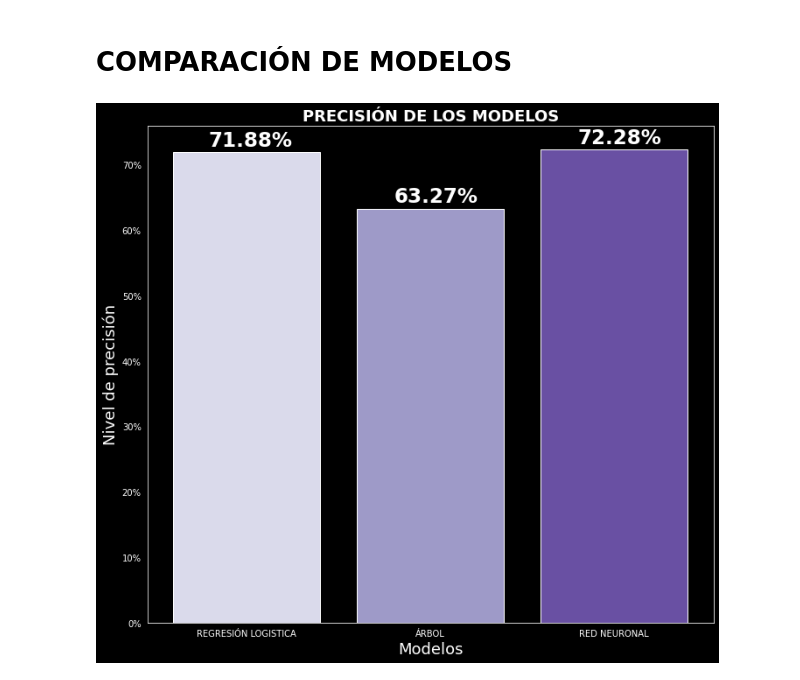
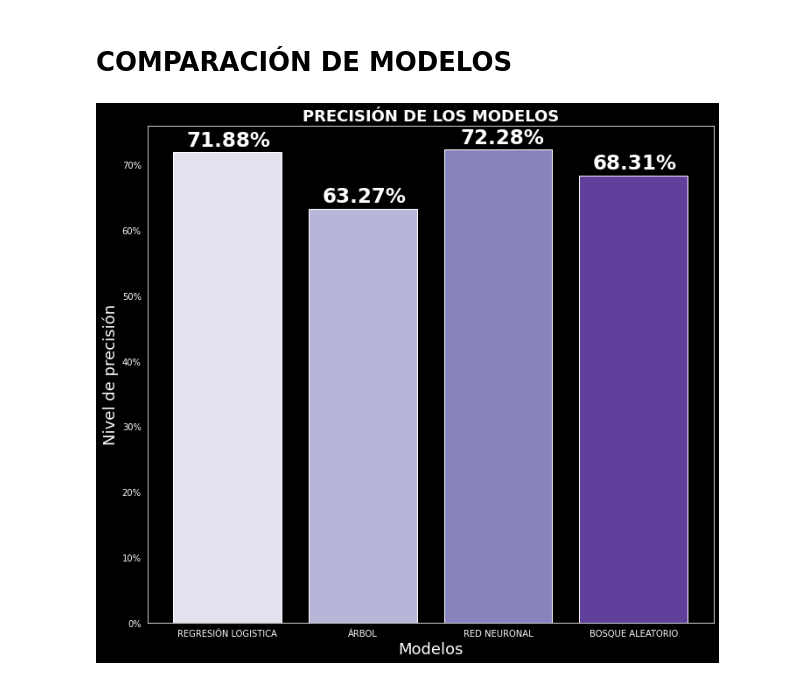
Before and after one commit to angyf/Proyecto_Final, a Jupyter notebook: modelos_finales.ipynb, the cells around one changed output. Drawn from its saved outputs; the diff is of its cells as text; code cells hidden in the pictures.

```diff
--- a/modelos_finales.ipynb
+++ b/modelos_finales.ipynb
@@ -513,0 +606,19 @@ MAE:   0.37569073890913635
+# %%
+#Métricas para comparación
+resultado = confusion_matrix(enfermedad, preds)
+
+(TN, FP, FN, TP) = resultado.ravel()
+print("True positives: "+str(TP))
+print("True negatives: "+str(TN))
+print("False positives: "+str(FP))
+print("False negative: "+str(FN)+"\n")
+
+acc_bos = calcularAccuracy(TP, TN, FP, FN)
+sen_bos = calcularSensibilidad(TP, TN, FP, FN)
+spec_bos = calcularEspecificidad(TP, TN, FP, FN)
+print("Precision:"+str(acc_ar)+"%")
+print("Sensibilidad:"+str(sen_ar)+"%")
+print("Especificidad:"+str(spec_ar)+"%")
+
+#score= mean_absolute_error(y_valid,preds)
+#print("MAE:  ",score,"\n\n")
@@ -515,51 +635,37 @@ MAE:   0.37569073890913635
 # COMPARACIÓN DE MODELOS
 # %%
 #COMPARAMOS LA PRECISION DE NUESTROS MODELOS A TRAVÉS DE UN GRÁFICO
+# Creamos la lista del accuracy de los modelos
+test_accuracy = [acc_rl,acc_ar,acc_red,acc_bos]
 
-# Creamos la lista de los modelos
-models = [reg,arbol]
-
-# inicia variables vacía para el loop
-train_accuracy = []
-test_accuracy = []
-
-# Genera el calulo de tu medida a elegir
-
-for i in models:
-    y_pred_test = i.predict(X_valid)
-    accuracy_test = accuracy_score(y_valid,y_pred_test)*100
-    test_accuracy.append(accuracy_test)
-
-# Debido a que la predicción de la red se realiza con ayuda de la función predict_classes
-# se agrega la precisión de manera individual
-test_accuracy.append(acc_red)
+# Gráfica de precisión
+#Definimos un estilo oscuro para nuestros gráficos
 
 #Definimos un estilo oscuro para nuestros gráficos
 sns.set_style("dark")
 plt.style.use("dark_background")
 
-# Gráfica del accuracy
-from matplotlib.ticker import FuncFormatter
+
 fig, ax = plt.subplots(figsize=(10,9))
 #damos formato de porcentaje al eje y
 formatter = FuncFormatter(lambda y, pos: "%d%%" % (y))
 ax.yaxis.set_major_formatter(formatter)
-colors=sns.color_palette("Purples",3)
+colors=sns.color_palette("Purples",4)
 
-modelos=[ 'REGRESIÓN LOGISTICA', 'ÁRBOL','RED NEURONAL']
+modelos=[ 'REGRESIÓN LOGISTICA', 'ÁRBOL','RED NEURONAL','BOSQUE ALEATORIO']
 ax.bar(modelos, test_accuracy,color=colors)
 ax.set_title('PRECISIÓN DE LOS MODELOS', fontsize=18, color='w', weight='bold')
 ax.set_xlabel('Modelos', fontsize=18, color='w')
 ax.set_ylabel('Nivel de precisión', fontsize=18, color='w')
 
-x=[-.21,.8,1.8]
+x=[-.3,.7,1.72,2.7]
 #agregamos etiquetas
-for i in range(0,3):
+for i in range(0,4):
   plt.annotate(f'{round(test_accuracy[i],2)}%',(x[i],test_accuracy[i]+1),fontsize=23,weight='bold')
 
 plt.tight_layout()
 plt.show()
 # %% [output]
-[figure, old version]
+[figure, new version]
 # %%
 #COMPARAMOS LA SENSIBILIDAD DE NUESTROS MODELOS A TRAVÉS DE UN GRÁFICO
```
Also changed, not shown: parts of 43 cells of this notebook.
